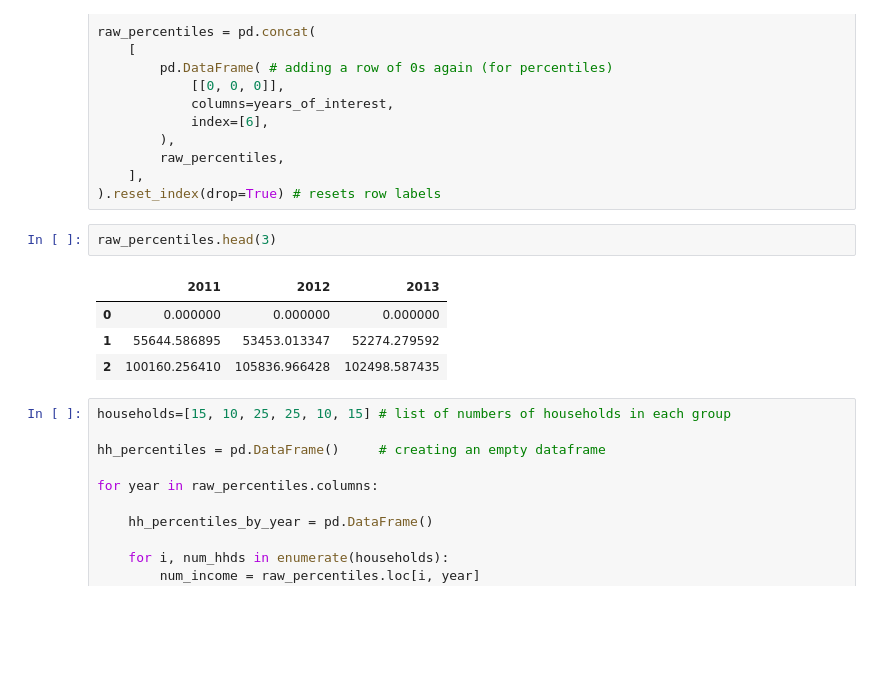
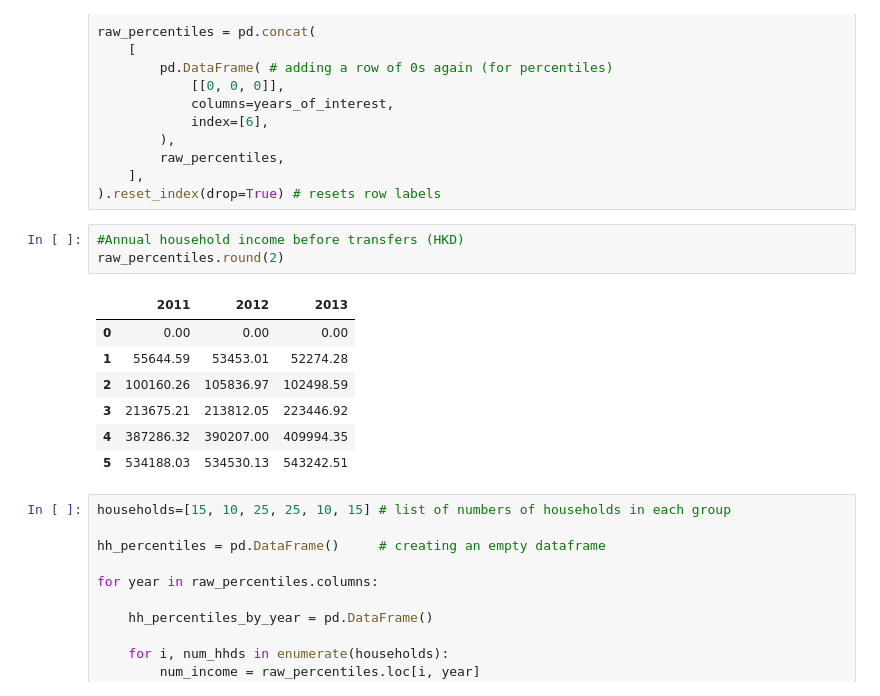
Before and after one commit to sdanieldlr/macro_final, a Jupyter notebook: python_notebook.ipynb, the cells around one changed output. Drawn from its saved outputs; the diff is of its cells as text; blank space fills up the shorter version.

Commit message:
Display complete annual household income table

```diff
--- a/python_notebook.ipynb
+++ b/python_notebook.ipynb
@@ -399,12 +399,16 @@ raw_percentiles = pd.concat(
     ],
 ).reset_index(drop=True) # resets row labels
 # %%
-raw_percentiles.head(3)
+#Annual household income before transfers (HKD)
+raw_percentiles.round(2)
 # %% [output]
 |  | 2011 | 2012 | 2013 |
-| 0 | 0.000000 | 0.000000 | 0.000000 |
-| 1 | 55644.586895 | 53453.013347 | 52274.279592 |
-| 2 | 100160.256410 | 105836.966428 | 102498.587435 |
+| 0 | 0.00 | 0.00 | 0.00 |
+| 1 | 55644.59 | 53453.01 | 52274.28 |
+| 2 | 100160.26 | 105836.97 | 102498.59 |
+| 3 | 213675.21 | 213812.05 | 223446.92 |
+| 4 | 387286.32 | 390207.00 | 409994.35 |
+| 5 | 534188.03 | 534530.13 | 543242.51 |
 # %%
 households=[15, 10, 25, 25, 10, 15] # list of numbers of households in each group
 
```
Also changed, not shown: parts of 5 cells of this notebook.
